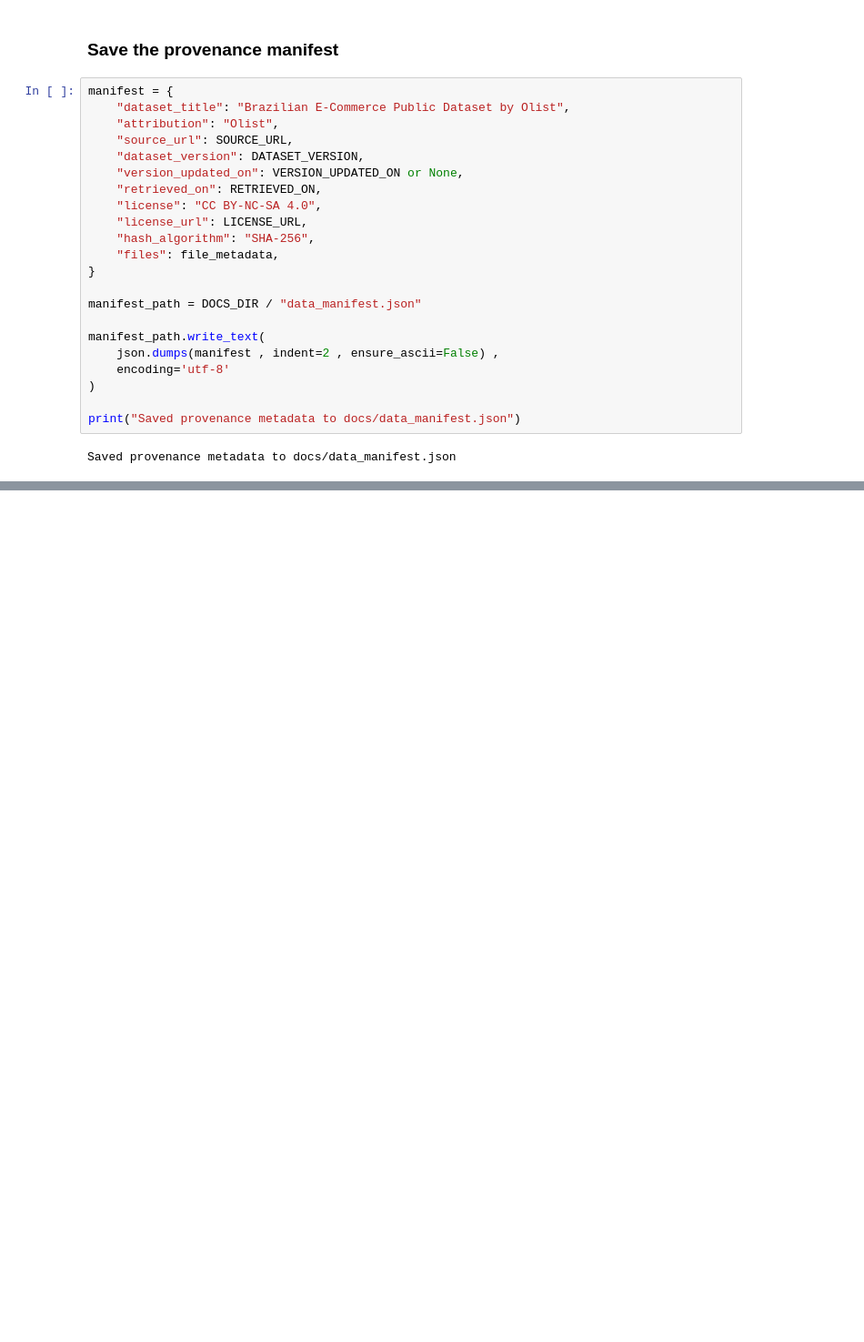
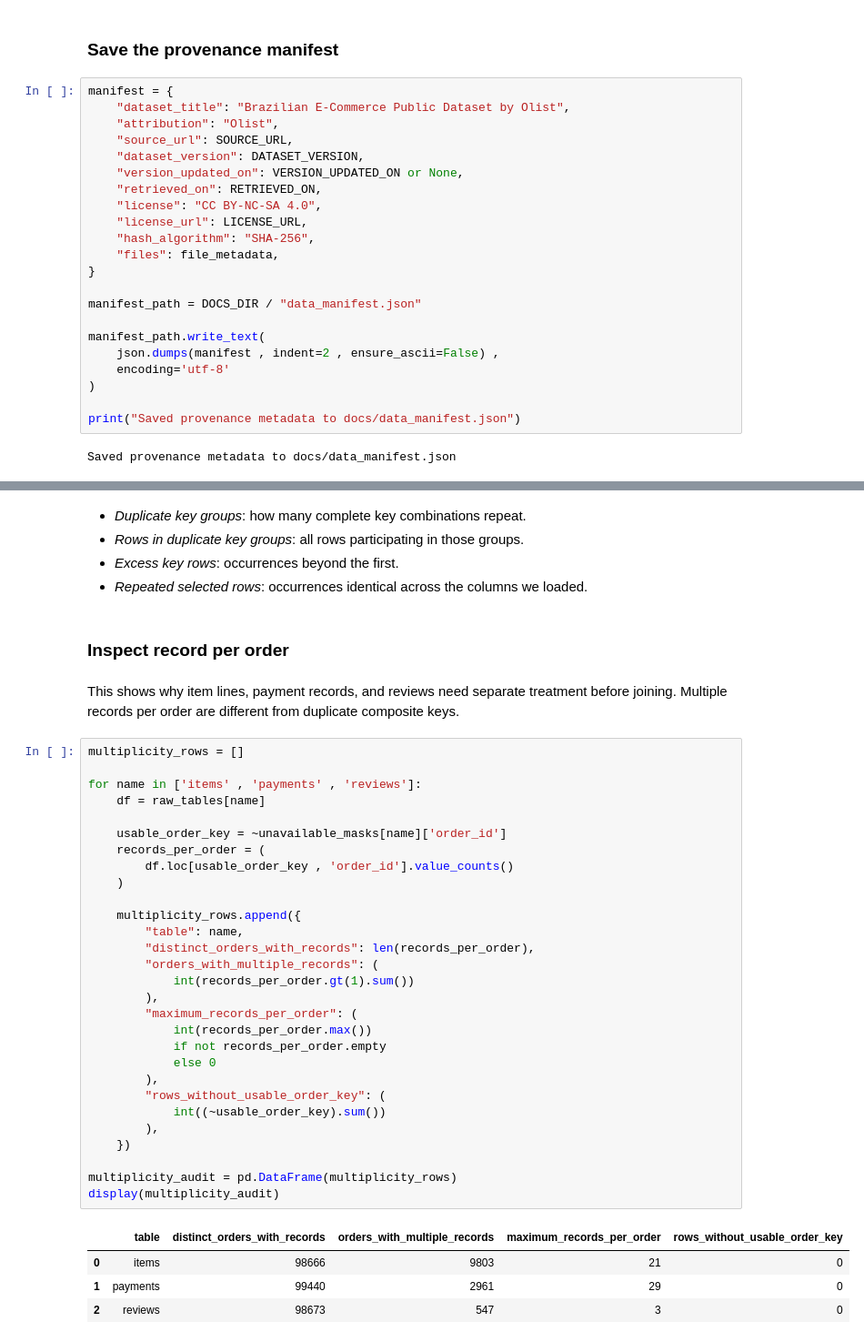
Before and after one commit to BusinessCrab/orderlens-brazilian-ecommerce-analysis, a Jupyter notebook: brazilian_ecommerce_analysis.ipynb, the cells around one changed output, grey strips where cells are left out. Shown at 91% size. Cells and saved outputs as stored; diff of their text form; blank space fills up the shorter version.

```diff
--- a/brazilian_ecommerce_analysis.ipynb
+++ b/brazilian_ecommerce_analysis.ipynb
@@ -211,0 +451,43 @@ Saved provenance metadata to docs/data_manifest.json
+# %% [markdown]
+- *Duplicate key groups*: how many complete key combinations repeat.
+- *Rows in duplicate key groups*: all rows participating in those groups.
+- *Excess key rows*: occurrences beyond the first.
+- *Repeated selected rows*: occurrences identical across the columns we loaded.
+# %% [markdown]
+### Inspect record per order
+# %% [markdown]
+This shows why item lines, payment records, and reviews need separate treatment before joining. Multiple records per order are different from duplicate composite keys.
+# %%
+multiplicity_rows = []
+
+for name in ['items' , 'payments' , 'reviews']:
+    df = raw_tables[name]
+
+    usable_order_key = ~unavailable_masks[name]['order_id']
+    records_per_order = (
+        df.loc[usable_order_key , 'order_id'].value_counts()
+    )
+
+    multiplicity_rows.append({
+        "table": name,
+        "distinct_orders_with_records": len(records_per_order),
+        "orders_with_multiple_records": (
+            int(records_per_order.gt(1).sum())
+        ),
+        "maximum_records_per_order": (
+            int(records_per_order.max())
+            if not records_per_order.empty
+            else 0
+        ),
+        "rows_without_usable_order_key": (
+            int((~usable_order_key).sum())
+        ),
+    })
+
+multiplicity_audit = pd.DataFrame(multiplicity_rows)
+display(multiplicity_audit)
+# %% [output]
+|  | table | distinct_orders_with_records | orders_with_multiple_records | maximum_records_per_order | rows_without_usable_order_key |
+| 0 | items | 98666 | 9803 | 21 | 0 |
+| 1 | payments | 99440 | 2961 | 29 | 0 |
+| 2 | reviews | 98673 | 547 | 3 | 0 |
```
Also changed, not shown: parts of 8 cells of this notebook, 1 other file.
